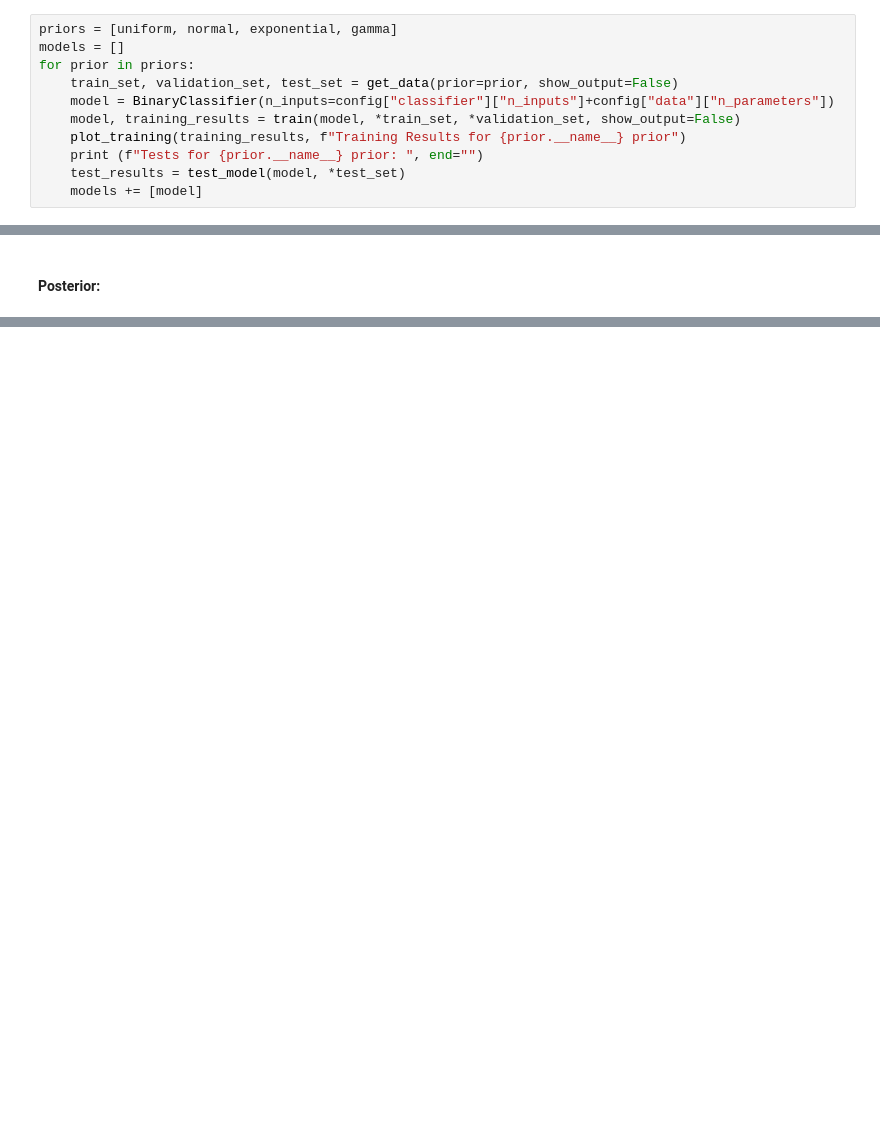
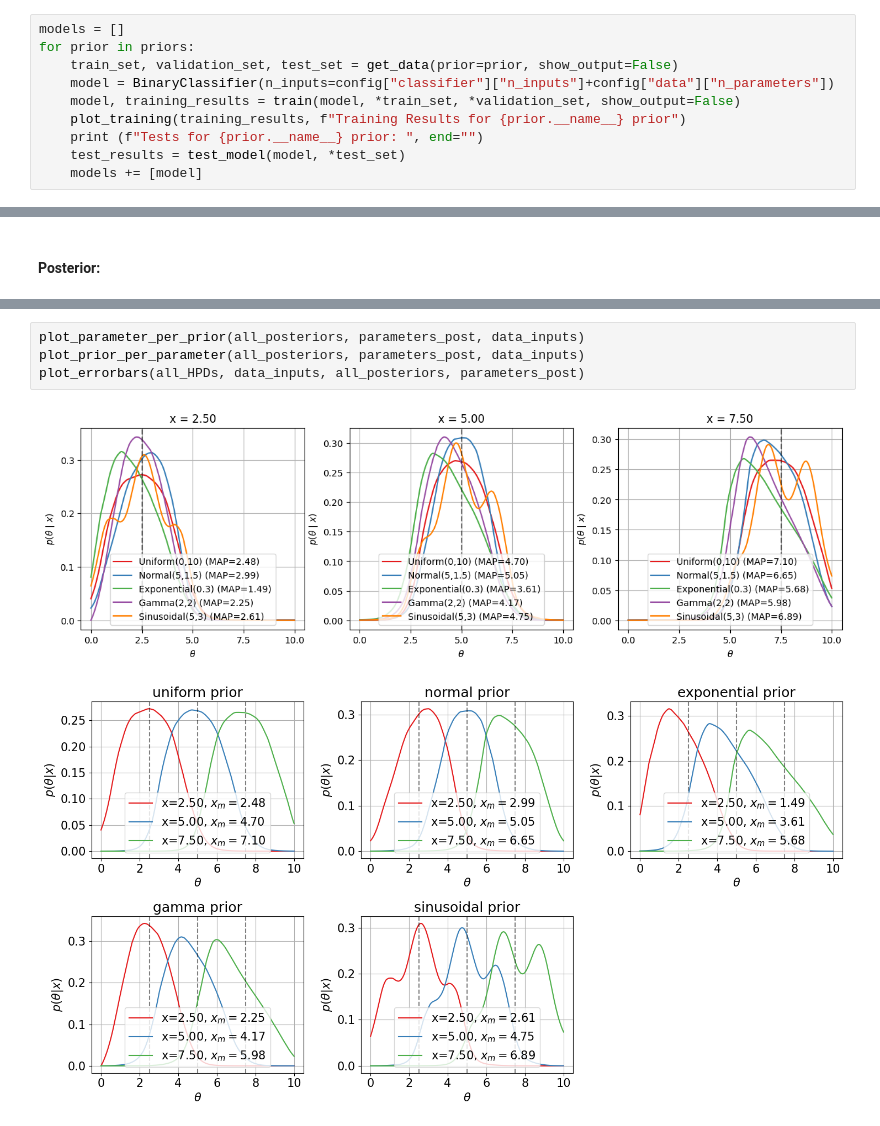
Before and after one commit to nabil-2/NNPD, a Jupyter notebook: toy_example.ipynb, the cells around one changed output, grey strips where cells are left out. Cells and saved outputs as stored; diff of their text form; blank space fills up the shorter version.

```diff
--- a/toy_example.ipynb
+++ b/toy_example.ipynb
@@ -216,7 +345,6 @@ def plot_training(results, title):
 # %% [markdown]
 #### Run:
 # %%
-priors = [uniform, normal, exponential, gamma]
 models = []
 for prior in priors:
     train_set, validation_set, test_set = get_data(prior=prior, show_output=False)
@@ -296,0 +470,7 @@ plot_posteriors(all_posteriors, parameters_post, data_inputs)
+# %%
+plot_parameter_per_prior(all_posteriors, parameters_post, data_inputs)
+plot_prior_per_parameter(all_posteriors, parameters_post, data_inputs)
+plot_errorbars(all_HPDs, data_inputs, all_posteriors, parameters_post)
+# %% [output]
+[figure, added]
+[figure, added]
```
Also changed, not shown: parts of 10 cells of this notebook, 2 other files.
